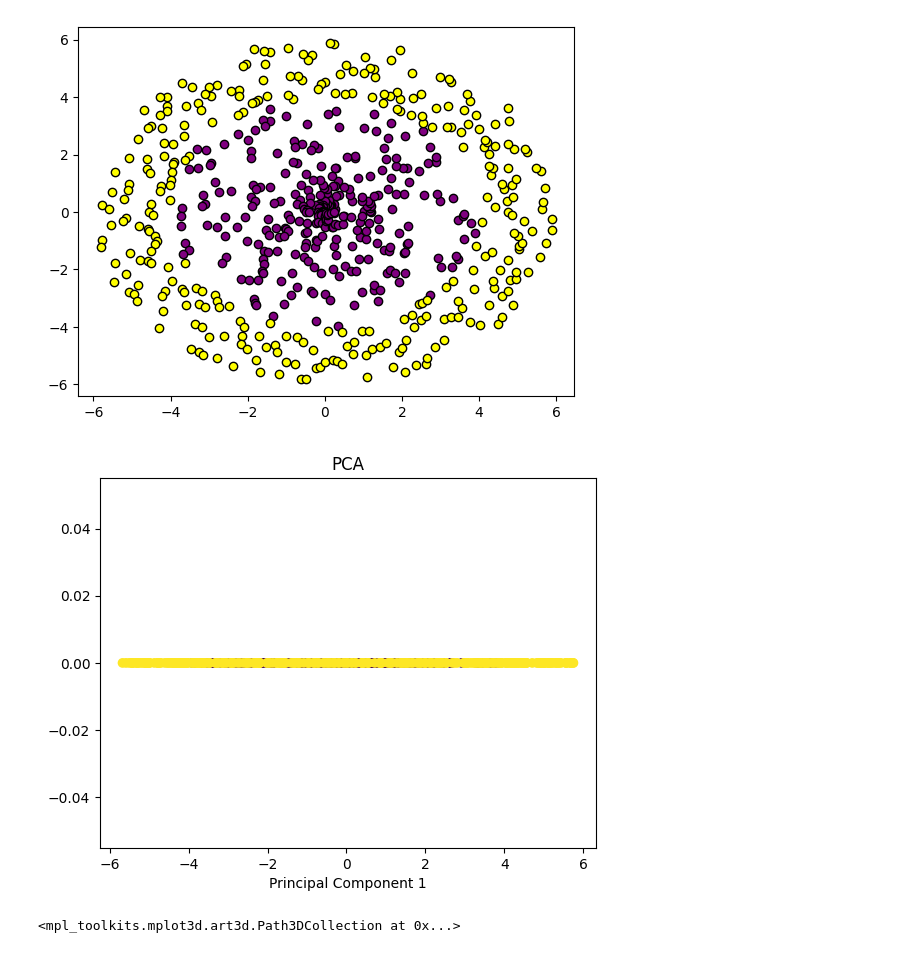
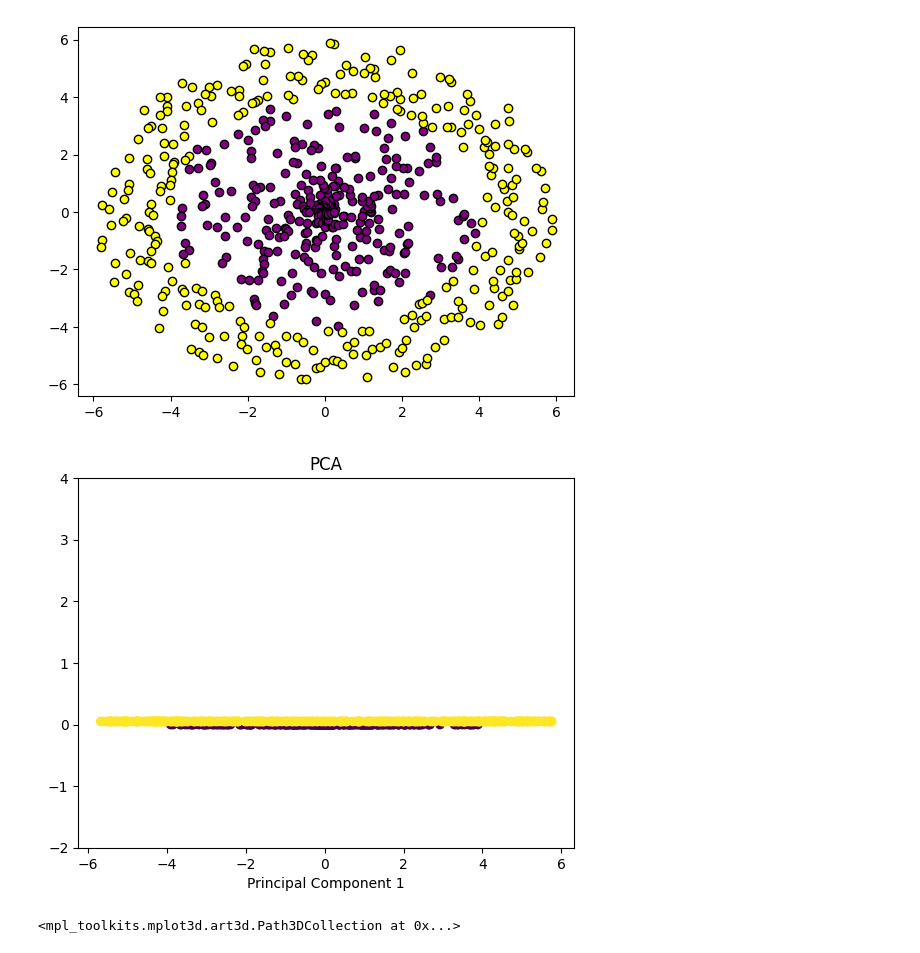
Before and after one commit to Alx-nder/kernelPCA, a Jupyter notebook: kernelPCA.ipynb, the cells around one changed output. Saved outputs shown, nothing was run; the diff lists cells and outputs as text; code cells hidden in the pictures.

```diff
--- a/kernelPCA.ipynb
+++ b/kernelPCA.ipynb
@@ -27,20 +29,20 @@ newOuter=np.concatenate((c,d,2*(c**2) + 2*(d**2)),axis=1)
 data=np.concatenate((newInner,newOuter))
 y=np.concatenate((np.zeros(len(newInner)),np.ones(len(newOuter))))
 # %%
-# Apply PCA with two components (for 2D visualization)
 pca = PCA(n_components=1)
 n=np.concatenate((a,b),axis=1)
 m=np.concatenate((c,d),axis=1)
 nm=np.concatenate((n,m))
 X_pca = pca.fit_transform(nm)
 
 # Plot the results
-plt.scatter(X_pca[:, 0], np.zeros(len(X_pca[:, 0])) ,c=y )
+plt.scatter(X_pca[:, 0], [[0.0]*len(n)+[0.05]*len(m)] ,c=y )
+plt.ylim(-2,4)
 plt.title('PCA')
 plt.xlabel('Principal Component 1')
 plt.show()
 # %% [output]
-[figure, old version]
+[figure, new version]
 # %%
 
 fig = plt.figure()
```
Also changed, not shown: parts of 7 cells of this notebook.
